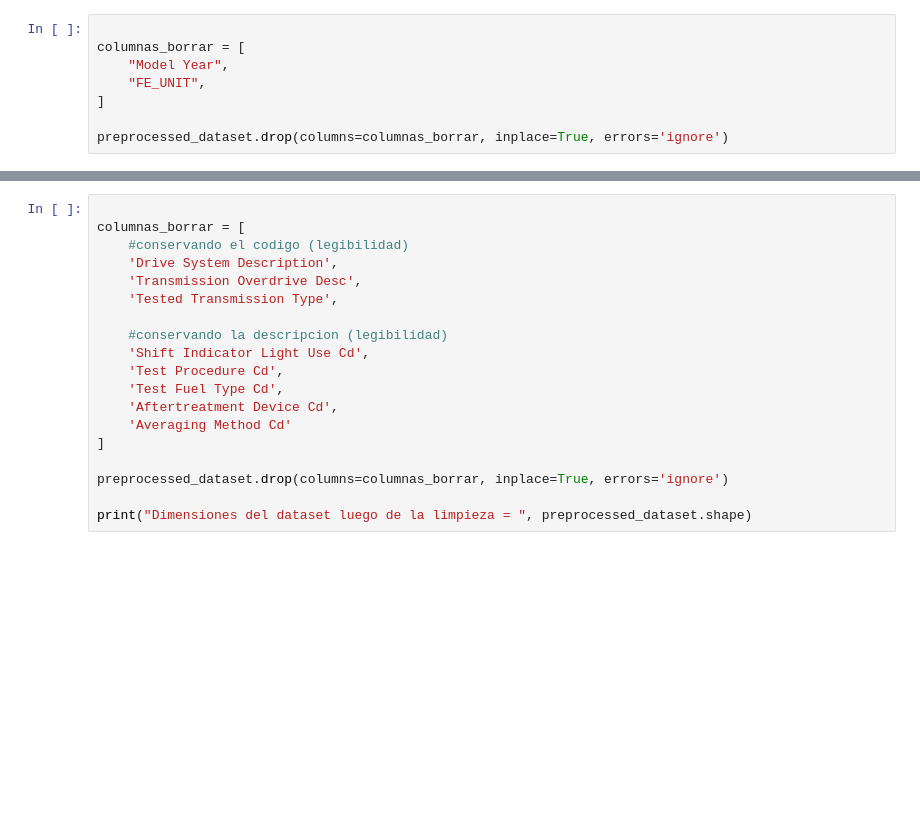
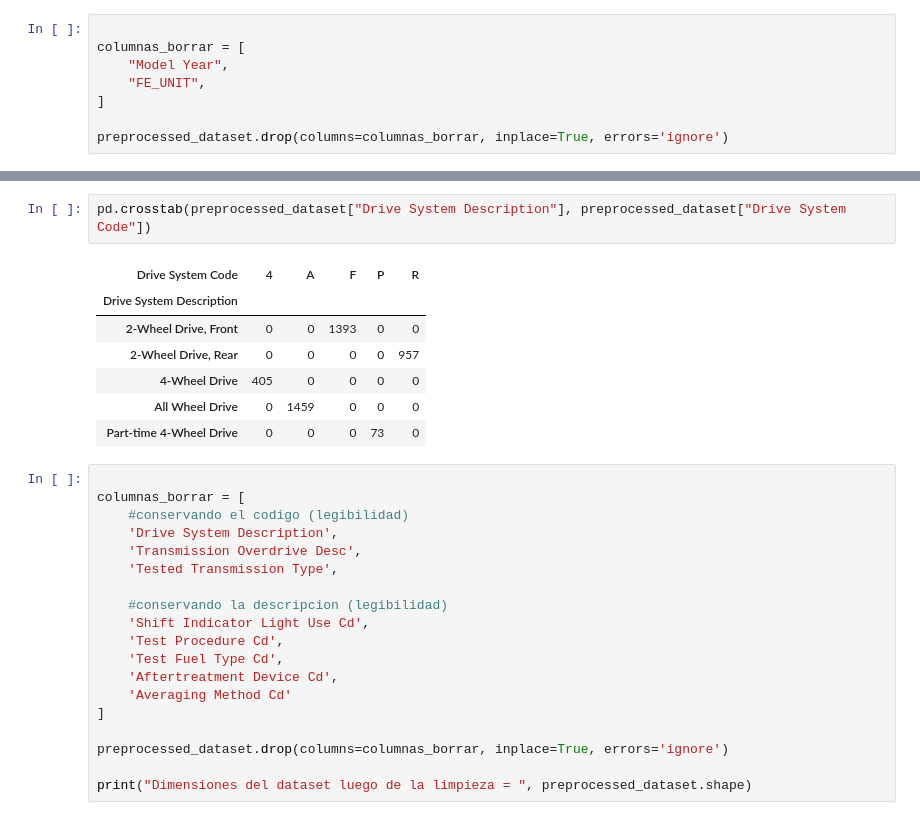
Before and after one commit to mdelrosariocoronado/tpe_fundamentos_2026, a Jupyter notebook: entrega.ipynb, the cells around one changed output, grey strips where cells are left out. Drawn from its saved outputs; the diff is of its cells as text; blank space fills up the shorter version.

```diff
--- a/entrega.ipynb
+++ b/entrega.ipynb
@@ -53,3 +87,13 @@ preprocessed_dataset.drop(columns=columnas_borrar, inplace=True, errors='ignore'
+# %%
+pd.crosstab(preprocessed_dataset["Drive System Description"], preprocessed_dataset["Drive System Code"])
+# %% [output]
+| Drive System Code | 4 | A | F | P | R |
+| Drive System Description |  |  |  |  |  |
+| 2-Wheel Drive, Front | 0 | 0 | 1393 | 0 | 0 |
+| 2-Wheel Drive, Rear | 0 | 0 | 0 | 0 | 957 |
+| 4-Wheel Drive | 405 | 0 | 0 | 0 | 0 |
+| All Wheel Drive | 0 | 1459 | 0 | 0 | 0 |
+| Part-time 4-Wheel Drive | 0 | 0 | 0 | 73 | 0 |
 # %%
 
 columnas_borrar = [
```
Also changed, not shown: parts of 6 cells of this notebook.
